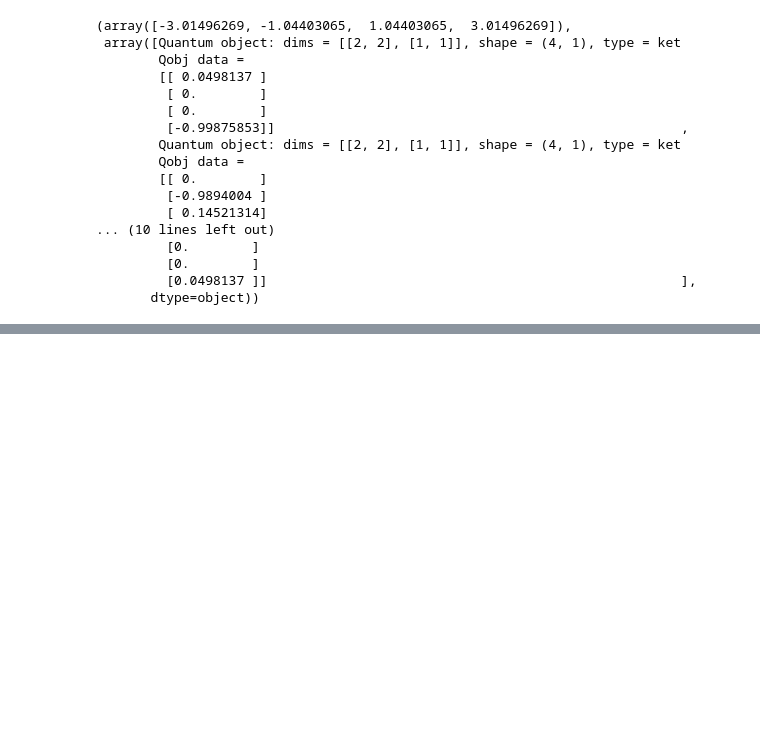
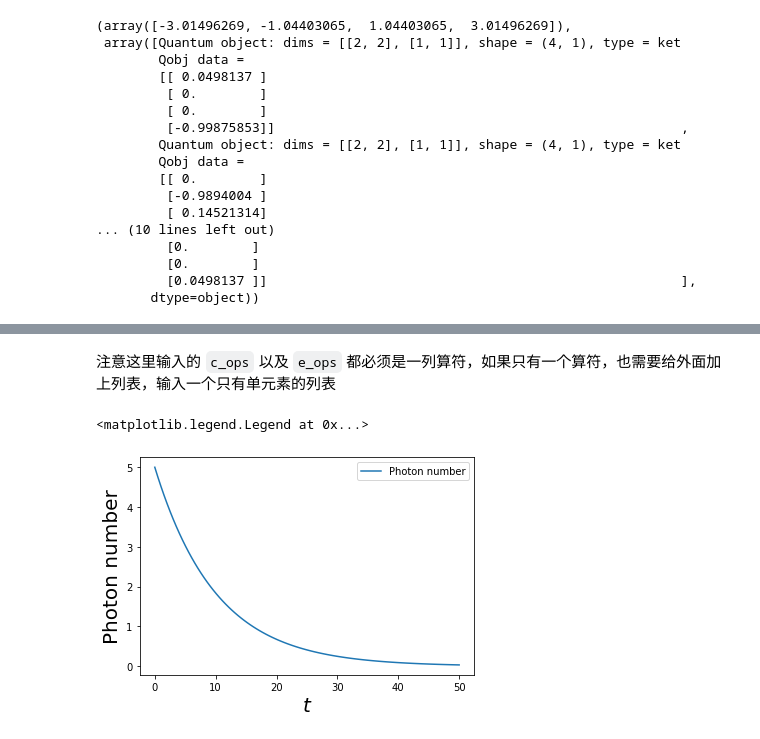
Before and after one commit to mantianxing-tiga/git-demo, a Jupyter notebook: qutip_learn/introduction.ipynb, the cells around one changed output, grey strips where cells are left out. Cells and saved outputs as stored; diff of their text form; code cells hidden in the pictures; blank space fills up the shorter version.

```diff
--- a/qutip_learn/introduction.ipynb
+++ b/qutip_learn/introduction.ipynb
@@ -334,0 +482,9 @@ H.eigenstates()
+# %%
+omega = 1.0
+kappa = 0.1 # 耗散率
+
+a = destroy(10)
+rho = fock_dm(10, 5)
+
+H = omega * a.dag() * a
+H
@@ -334,0 +493,19 @@ H.eigenstates()
+# %%
+# 耗散算符
+collapse = np.sqrt(kappa) * a
+# %%
+tlist = np.linspace(0, 50, 100)
+
+res = mesolve(H, rho, tlist, [collapse], [a.dag() * a])
+# %% [markdown]
+注意这里输入的 `c_ops` 以及 `e_ops` 都必须是一列算符，如果只有一个算符，也需要给外面加上列表，输入一个只有单元素的列表
+# %%
+fig, axes = plt.subplots(1, 1)
+
+axes.plot(tlist, res.expect[0], label='Photon number')
+axes.set_xlabel('$t$', fontsize=20)
+axes.set_ylabel(r'Photon number', fontsize=20)
+axes.legend(loc=1)
+# %% [output]
+<matplotlib.legend.Legend at 0x...>
+[figure, added]
```
Also changed, not shown: parts of 27 cells of this notebook, 1 other file.
